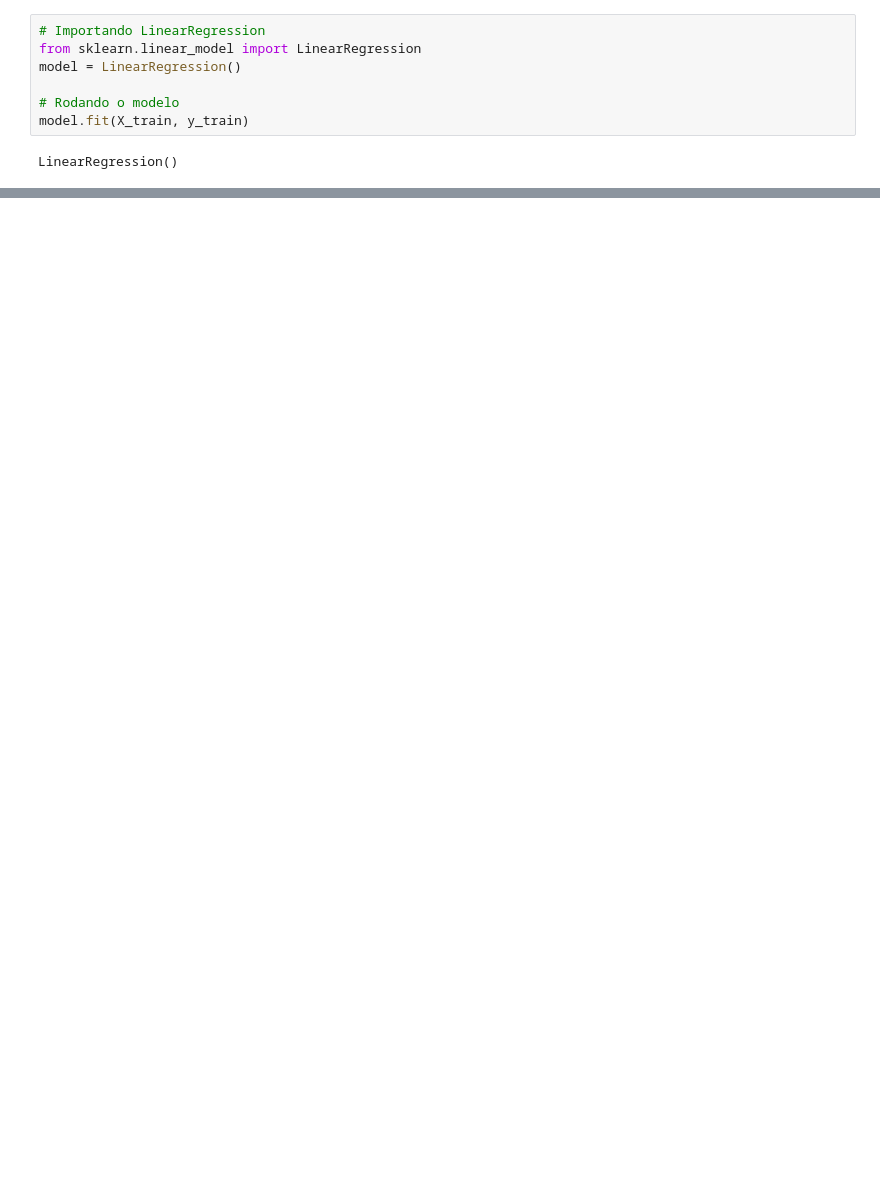
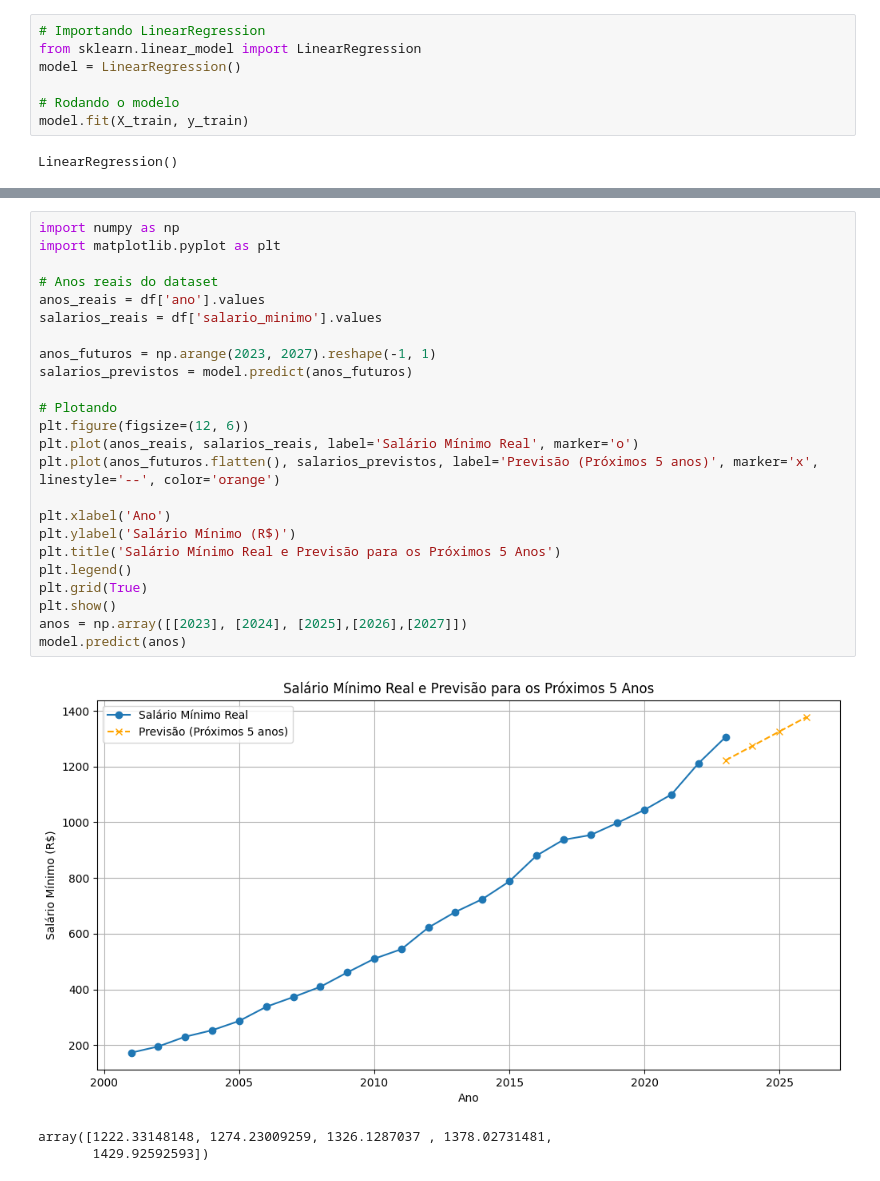
Before and after one commit to arthurvalger/scikitlearn-regression, a Jupyter notebook: regressao_salario_minimo.ipynb, the cells around one changed output, grey strips where cells are left out. Drawn from its saved outputs; the diff is of its cells as text; blank space fills up the shorter version.

```diff
--- a/regressao_salario_minimo.ipynb
+++ b/regressao_salario_minimo.ipynb
@@ -65,0 +74,28 @@ array([1066.63564815])
+# %%
+import numpy as np
+import matplotlib.pyplot as plt
+
+# Anos reais do dataset
+anos_reais = df['ano'].values
+salarios_reais = df['salario_minimo'].values
+
+anos_futuros = np.arange(2023, 2027).reshape(-1, 1)
+salarios_previstos = model.predict(anos_futuros)
+
+# Plotando
+plt.figure(figsize=(12, 6))
+plt.plot(anos_reais, salarios_reais, label='Salário Mínimo Real', marker='o')
+plt.plot(anos_futuros.flatten(), salarios_previstos, label='Previsão (Próximos 5 anos)', marker='x', linestyle='--', color='orange')
+
+plt.xlabel('Ano')
+plt.ylabel('Salário Mínimo (R$)')
+plt.title('Salário Mínimo Real e Previsão para os Próximos 5 Anos')
+plt.legend()
+plt.grid(True)
+plt.show()
+anos = np.array([[2023], [2024], [2025],[2026],[2027]])
+model.predict(anos)
+# %% [output]
+[figure, added]
+array([1222.33148148, 1274.23009259, 1326.1287037 , 1378.02731481,
+       1429.92592593])
```
Also changed, not shown: parts of 3 cells of this notebook.
